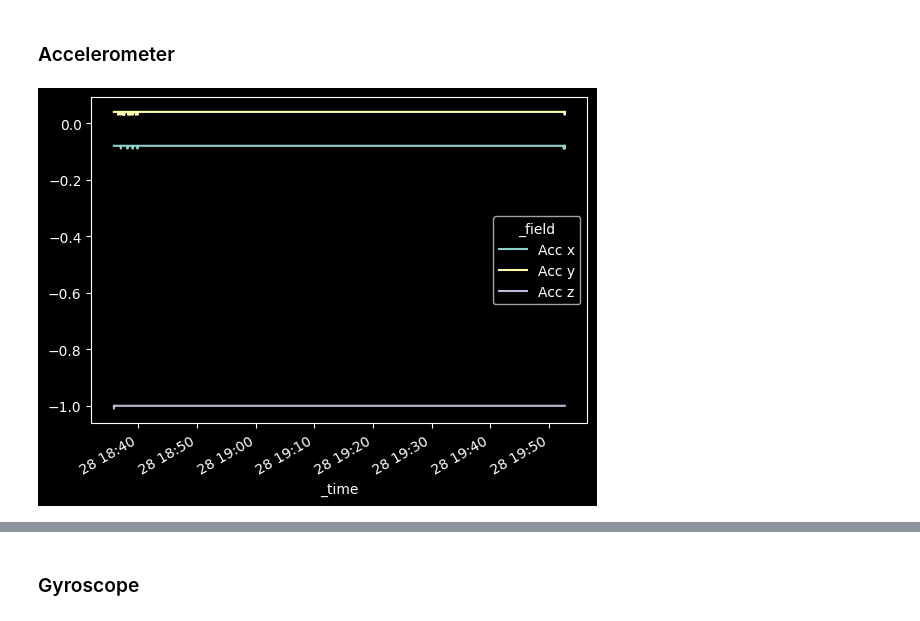
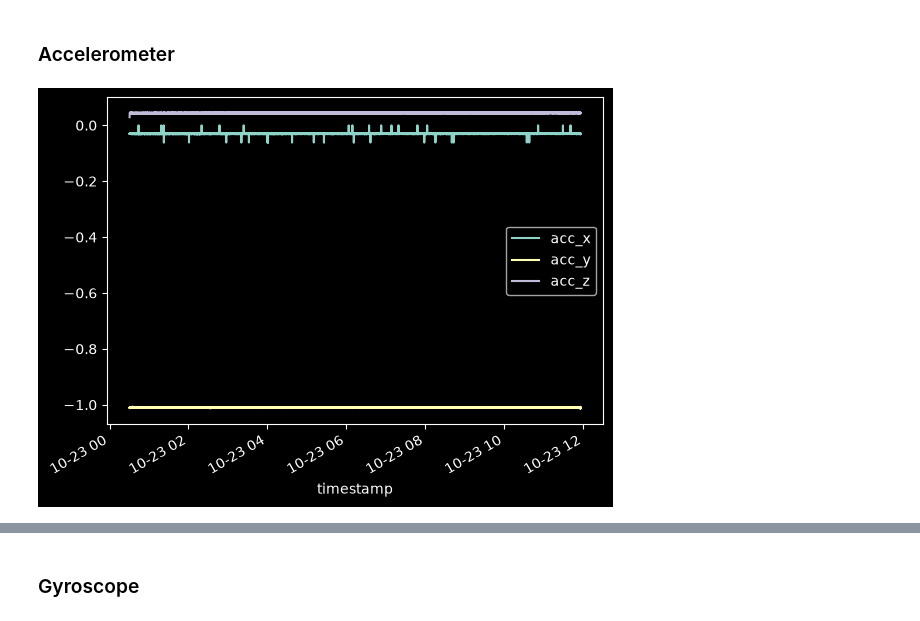
Before and after one commit to guigoruiz1/Arduino-odometry, a Jupyter notebook: IMU.ipynb, the cells around one changed output, grey strips where cells are left out. Saved outputs shown, nothing was run; the diff lists cells and outputs as text; code cells hidden in the pictures.

```diff
--- a/IMU.ipynb
+++ b/IMU.ipynb
@@ -46,11 +58,0 @@ df.dropna(subset=["_value", "_time"], inplace=True)
-# %%
-df.drop_duplicates(subset=["_time", "_field"], keep="first", inplace=True)
-# %%
-data = (
-    df[["_time", "_field", "_value"]]
-    .set_index(["_time", "_field"])
-    .unstack()
-    .droplevel(0, axis=1)
-    .dropna(how="all", axis=1)
-    .dropna(how="all", axis=0)
-)
@@ -73,0 +59,2 @@ data
+# %%
+df = df.set_index("timestamp")
@@ -433,16 +435,15 @@ def moving_average_filter(data, window_size):
 # # Moving Average Filter
 # moving_avg = moving_average_filter(data["Gyro x"], window_size=10)
 # %%
-# filtered_gyro = data.filter(like="Gyro").apply(low_pass_filter, cutoff=0.1, fs=fs)
-# filtered_gyro = data.filter(like="Gyro").apply(high_pass_filter, cutoff=0.01,fs=fs)
-for column in data.filter(like="Gyro"):
-    data[column] = low_pass_filter(data[column], cutoff=0.1, fs=fs)
-    data[column] = high_pass_filter(data[column], cutoff=0.01, fs=fs)
-    # data[column] = moving_average_filter(data[column], window_size=10)
+# filtered_gyro = df.filter(like="gyro").apply(low_pass_filter, cutoff=0.1, fs=fs)
+# filtered_gyro = df.filter(like="gyro").apply(high_pass_filter, cutoff=0.01,fs=fs)
+for column in df.filter(like="gyro"):
+    df[column] = low_pass_filter(df[column], cutoff=0.1, fs=fs)
+    df[column] = high_pass_filter(df[column], cutoff=0.01, fs=fs)
+    # df[column] = moving_average_filter(df[column], window_size=10)
 
-
-for column in data.filter(like="Mag"):
-    data[column] = low_pass_filter(data[column], cutoff=0.1, fs=fs)
-    data[column] = high_pass_filter(data[column], cutoff=0.01, fs=fs)
-    # data[column] = moving_average_filter(data[column], window_size=10)
+for column in df.filter(like="mag"):
+    df[column] = low_pass_filter(df[column], cutoff=0.1, fs=fs)
+    df[column] = high_pass_filter(df[column], cutoff=0.01, fs=fs)
+    # df[column] = moving_average_filter(df[column], window_size=10)
 # %%
@@ -548,8 +549,8 @@ plot_xyz(xyz)
 # %% [markdown]
 ### Accelerometer
 # %%
-data.filter(like="Acc ").plot()
+df.filter(like="acc").plot()
 plt.show()
 # %% [output]
-[figure, old version]
+[figure, new version]
 # %%
```
Also changed, not shown: parts of 30 cells of this notebook, 3 other files.
